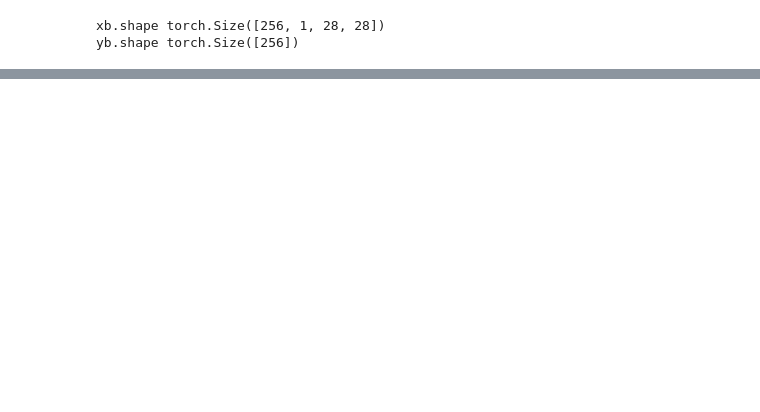
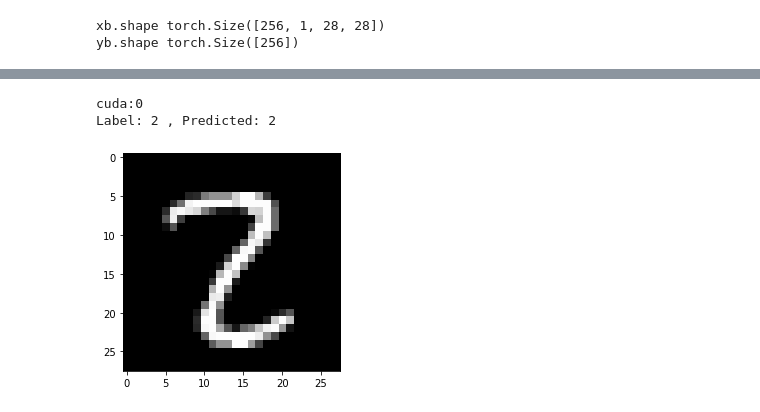
Before and after one commit to MinghanChu/DeepLearning-ZerosToGans, a Jupyter notebook: Training deep NN on GPU.ipynb, the cells around one changed output, grey strips where cells are left out. Saved outputs shown, nothing was run; the diff lists cells and outputs as text; code cells hidden in the pictures; blank space fills up the shorter version.

```diff
--- a/Training deep NN on GPU.ipynb
+++ b/Training deep NN on GPU.ipynb
@@ -657,0 +872,8 @@ def fit(epochs, lr, model, train_loader, val_loader, opt_func=torch.optim.SGD):
+# %%
+img, label = test_dataset[1839]
+plt.imshow(img[0], cmap='gray')
+print('Label:', label, ', Predicted:', predict_image(img, model))
+# %% [output]
+cuda:0
+Label: 2 , Predicted: 2
+[figure, added]
```
Also changed, not shown: parts of 34 cells of this notebook.
